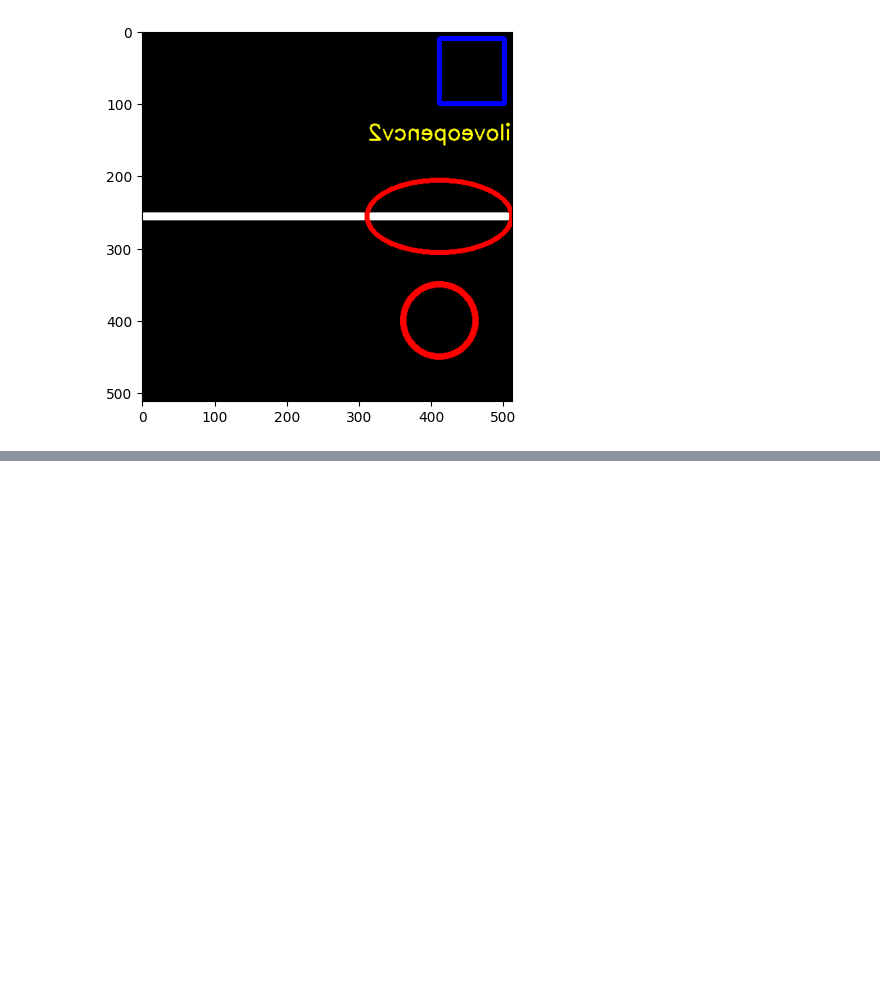
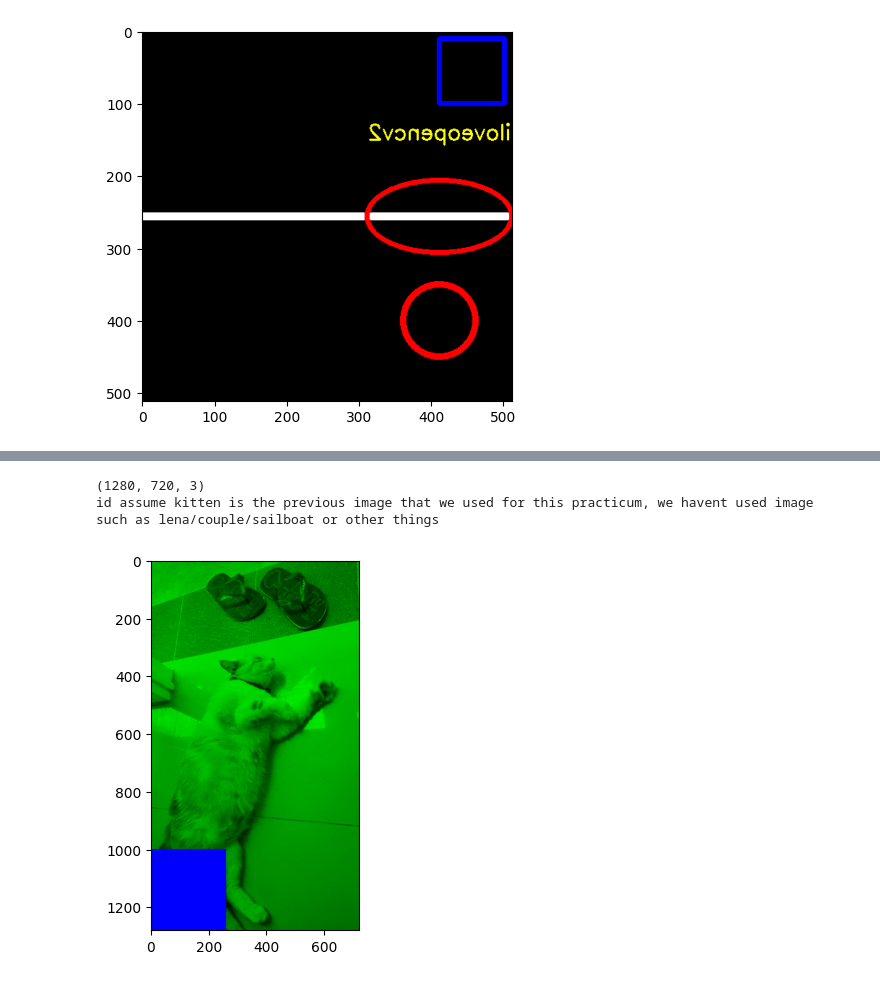
Before and after one commit to Valtern/PCVK_Ganjil_2025, a Jupyter notebook: Week2.ipynb, the cells around one changed output, grey strips where cells are left out. Saved outputs shown, nothing was run; the diff lists cells and outputs as text; code cells hidden in the pictures; blank space fills up the shorter version.

```diff
--- a/Week2.ipynb
+++ b/Week2.ipynb
@@ -215,0 +217,19 @@ plt.imshow(ktm)
+# %%
+im7 = img.copy()
+size = im7.shape
+print(size)
+
+im7 = cv.cvtColor(im7, cv.COLOR_BGR2RGB)
+
+im7[:, :, 0] = 0
+im7[:, :, 2] = 0
+
+cv.rectangle(im7, pt1=(259,1000), pt2=(0,1280), color=(0,0,255), thickness=-1)
+plt.imshow(im7)
+
+
+print("id assume kitten is the previous image that we used for this practicum, we havent used image such as lena/couple/sailboat or other things")
+# %% [output]
+(1280, 720, 3)
+id assume kitten is the previous image that we used for this practicum, we havent used image such as lena/couple/sailboat or other things
+[figure, added]
```
Also changed, not shown: parts of 8 cells of this notebook.
